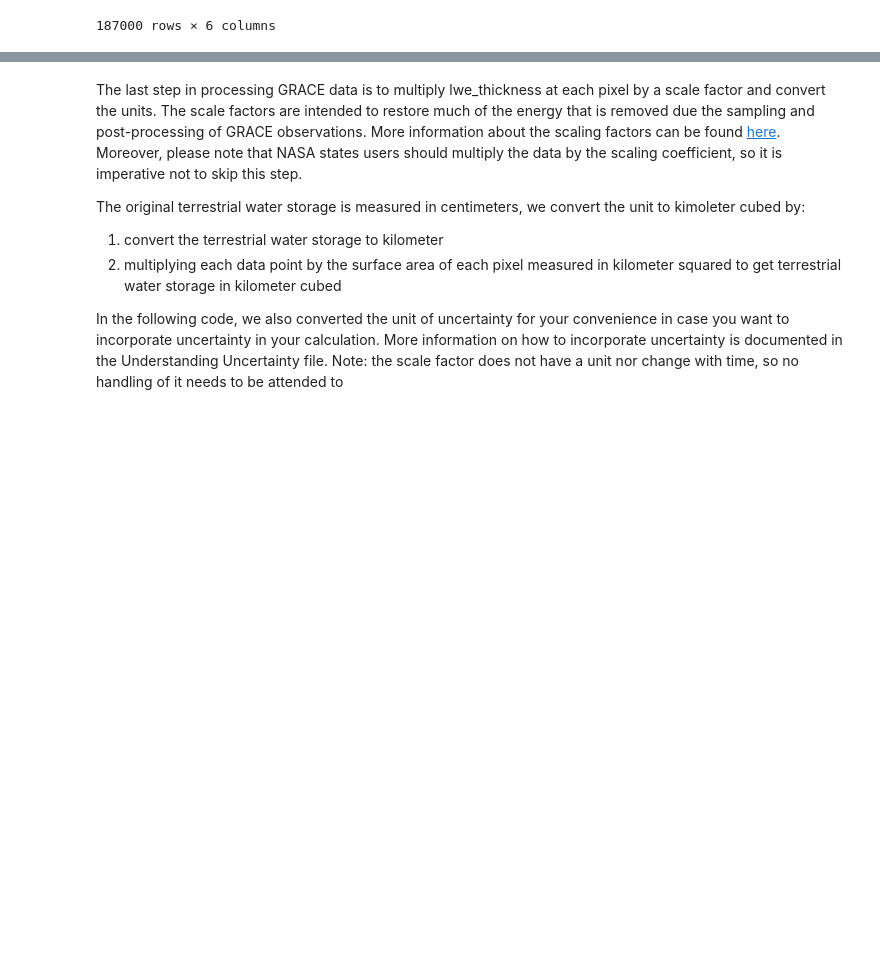
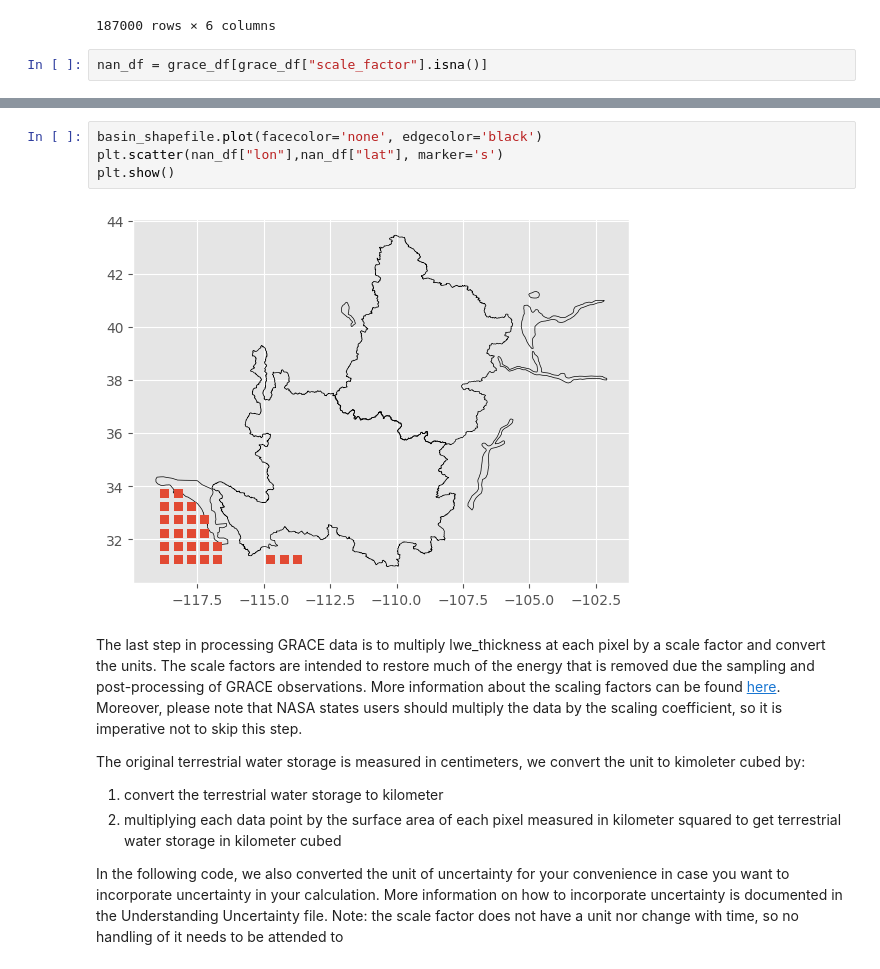
Before and after one commit to uwescience/DSSG2023-Groundwater, a Jupyter notebook: notebooks-and-markdowns/04A-Reading & Processing GRACE and GLADS.ipynb, the cells around one changed output, grey strips where cells are left out. Cells and saved outputs as stored; diff of their text form; blank space fills up the shorter version.

```diff
--- a/notebooks-and-markdowns/04A-Reading & Processing GRACE and GLADS.ipynb
+++ b/notebooks-and-markdowns/04A-Reading & Processing GRACE and GLADS.ipynb
@@ -144,3 +144,5 @@ grace_df
 | 40846738 | -102.25 | 43.25 | 2023-03-16 12:00:00 | 11.816389 | 4.226812 | 1.158091 |
 | 40846739 | -102.25 | 43.25 | 2023-04-16 00:00:00 | 11.221120 | 5.020082 | 1.158091 |
 187000 rows × 6 columns
+# %%
+nan_df = grace_df[grace_df["scale_factor"].isna()]
@@ -147,3 +165,9 @@ grace_df
+# %%
+basin_shapefile.plot(facecolor='none', edgecolor='black')
+plt.scatter(nan_df["lon"],nan_df["lat"], marker='s')
+plt.show()
+# %% [output]
+[figure, added]
 # %% [markdown]
 The last step in processing GRACE data is to multiply lwe_thickness at each pixel by a scale factor and convert the units. The scale factors are intended to restore much of the energy that is removed due the sampling and post-processing of GRACE observations. More information about the scaling factors can be found [here](https://grace.jpl.nasa.gov/data/get-data/monthly-mass-grids-land/). Moreover, please note that NASA states users should multiply the data by the scaling coefficient, so it is imperative not to skip this step.
 
```
Also changed, not shown: parts of 8 cells of this notebook.
